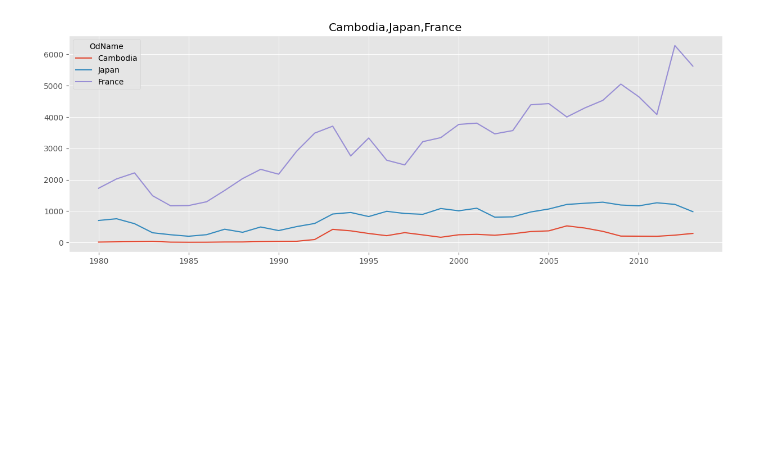
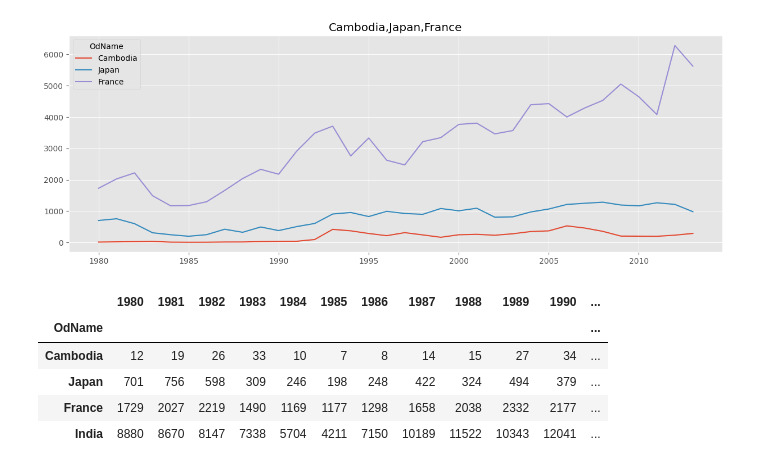
Before and after one commit to Ayushi0218/Data-Science, a Jupyter notebook: Analysis/analysis1.ipynb, the cells around one changed output. Drawn from its saved outputs; the diff is of its cells as text; code cells hidden in the pictures; blank space fills up the shorter version.

```diff
--- a/Analysis/analysis1.ipynb
+++ b/Analysis/analysis1.ipynb
@@ -346,3 +346,13 @@ canada.loc[countries,years].T.plot(kind='line',title= f'{",".join(countries)}',f
 plt.savefig('Compairing 3-countries.png')
 # %% [output]
 [figure]
+# %%
+countries = ['Cambodia','Japan','France','India']
+canada.loc[countries,years]
+# %% [output]
+|  | 1980 | 1981 | 1982 | 1983 | 1984 | 1985 | 1986 | 1987 | 1988 | 1989 | 1990 | ... |
+| OdName |  |  |  |  |  |  |  |  |  |  |  | ... |
+| Cambodia | 12 | 19 | 26 | 33 | 10 | 7 | 8 | 14 | 15 | 27 | 34 | ... |
+| Japan | 701 | 756 | 598 | 309 | 246 | 198 | 248 | 422 | 324 | 494 | 379 | ... |
+| France | 1729 | 2027 | 2219 | 1490 | 1169 | 1177 | 1298 | 1658 | 2038 | 2332 | 2177 | ... |
+| India | 8880 | 8670 | 8147 | 7338 | 5704 | 4211 | 7150 | 10189 | 11522 | 10343 | 12041 | ... |
```
Also changed, not shown: parts of 1 cell of this notebook, 1 other file.
